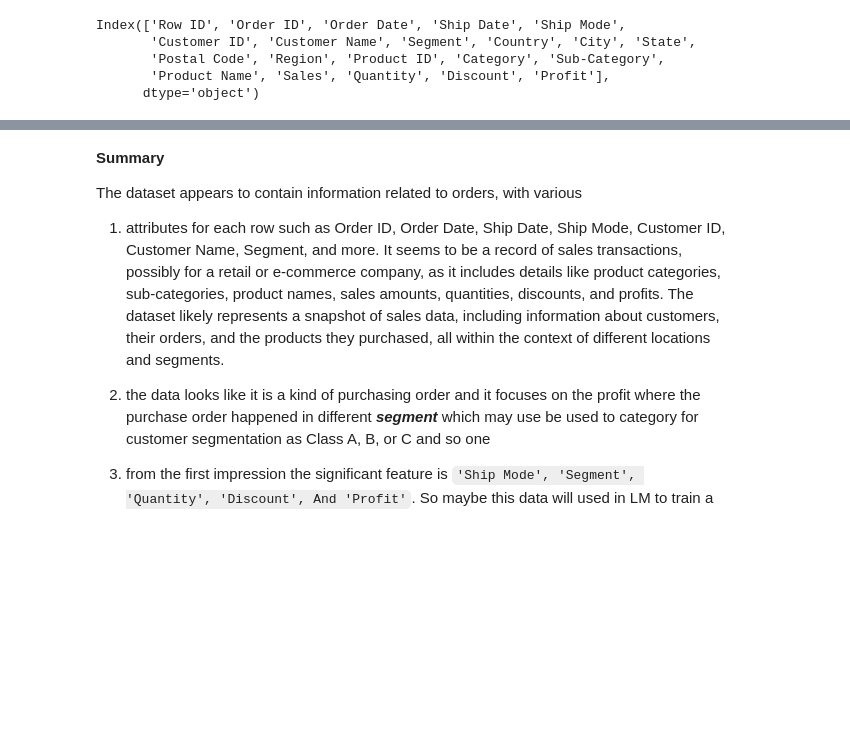
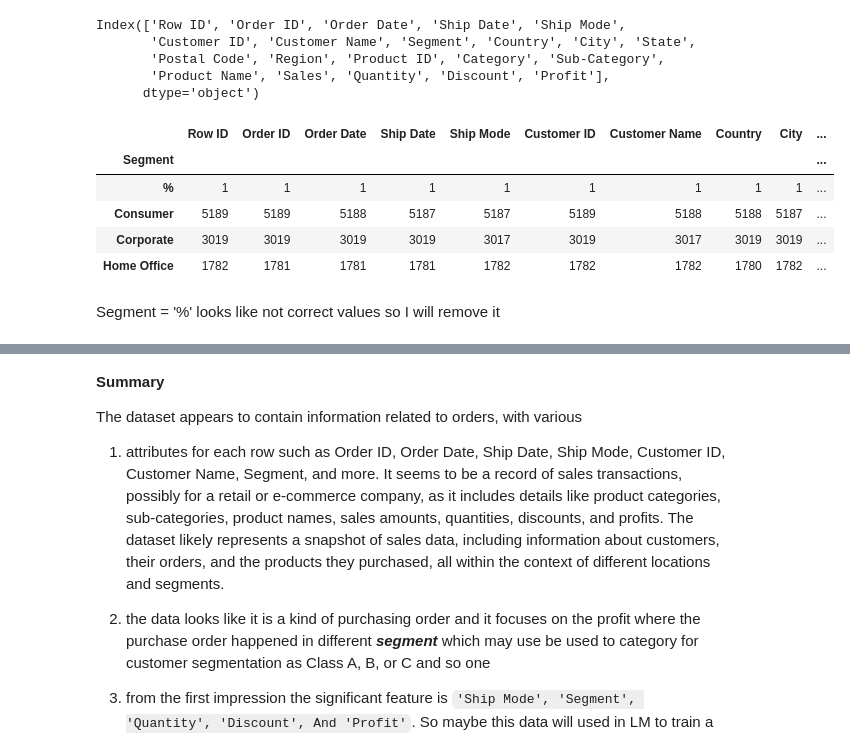
Before and after one commit to engmohamedsalah/AIMaster-Training, a Jupyter notebook: Building_an_AI_based_Application.ipynb, the cells around one changed output, grey strips where cells are left out. Drawn from its saved outputs; the diff is of its cells as text; code cells hidden in the pictures; blank space fills up the shorter version.

```diff
--- a/Building_an_AI_based_Application.ipynb
+++ b/Building_an_AI_based_Application.ipynb
@@ -31,3 +31,15 @@ Index(['Row ID', 'Order ID', 'Order Date', 'Ship Date', 'Ship Mode',
        'Postal Code', 'Region', 'Product ID', 'Category', 'Sub-Category',
        'Product Name', 'Sales', 'Quantity', 'Discount', 'Profit'],
       dtype='object')
+# %%
+# Discover Segment Values
+df_super_store.groupby('Segment').count()
+# %% [output]
+|  | Row ID | Order ID | Order Date | Ship Date | Ship Mode | Customer ID | Customer Name | Country | City | ... |
+| Segment |  |  |  |  |  |  |  |  |  | ... |
+| % | 1 | 1 | 1 | 1 | 1 | 1 | 1 | 1 | 1 | ... |
+| Consumer | 5189 | 5189 | 5188 | 5187 | 5187 | 5189 | 5188 | 5188 | 5187 | ... |
+| Corporate | 3019 | 3019 | 3019 | 3019 | 3017 | 3019 | 3017 | 3019 | 3019 | ... |
+| Home Office | 1782 | 1781 | 1781 | 1781 | 1782 | 1782 | 1782 | 1780 | 1782 | ... |
+# %% [markdown]
+Segment = '%' looks like not correct values so I will remove it
```
Also changed, not shown: parts of 11 cells of this notebook.
